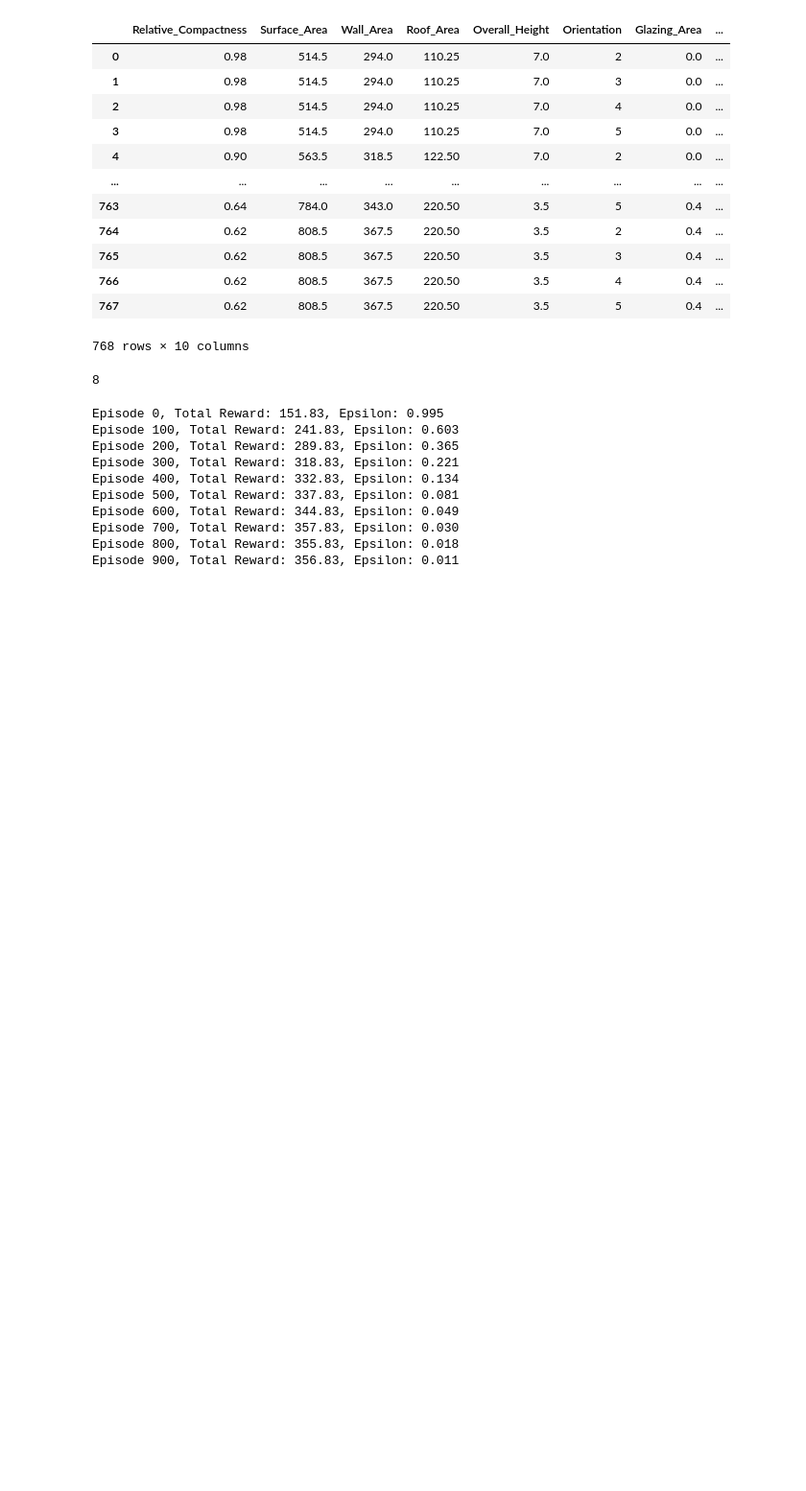
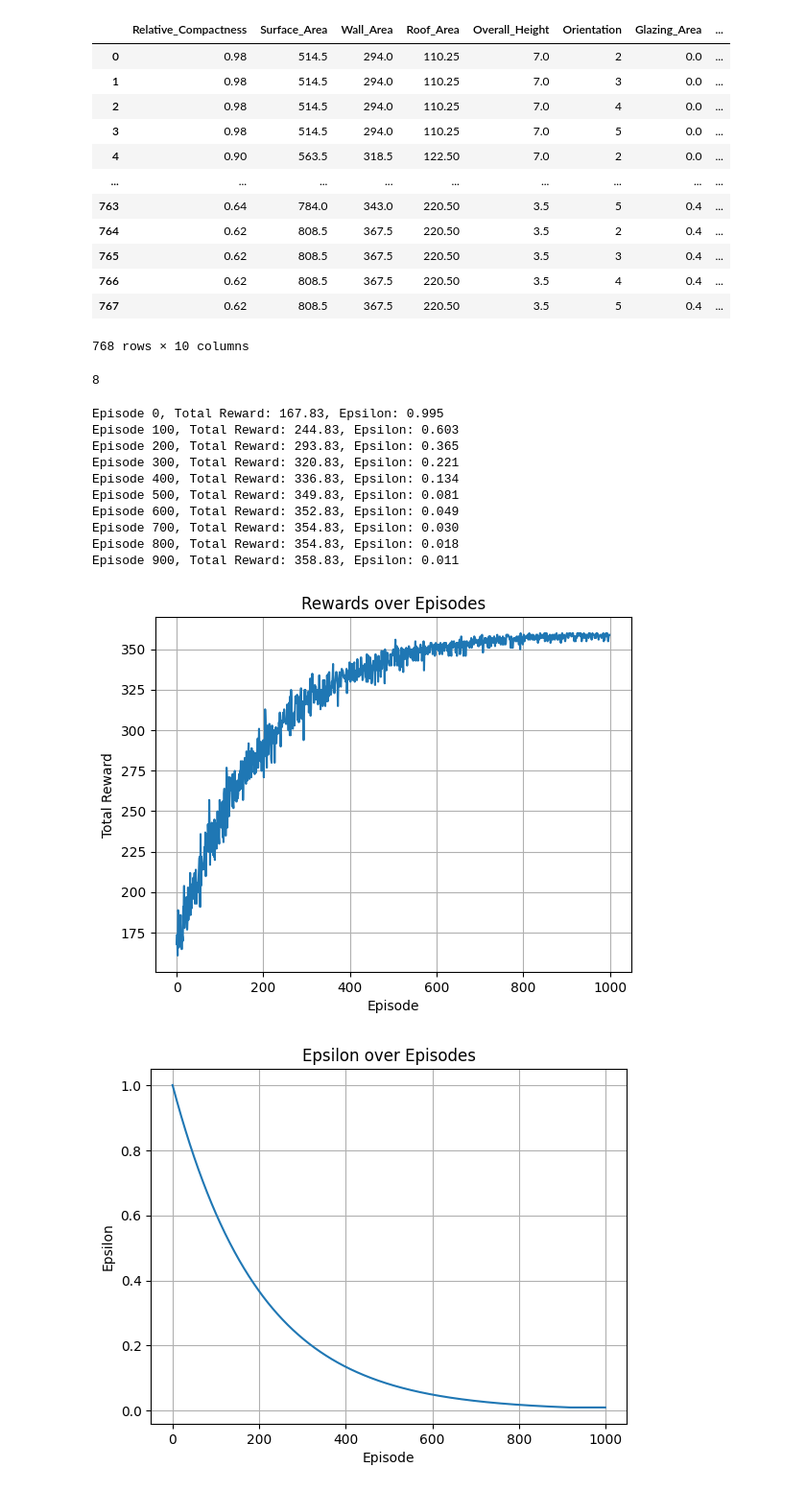
Before and after one commit to rockingboi/MLM-48-GLA, a Jupyter notebook: MLM_48.ipynb, the cells around one changed output. Shown: that part at 96% size. Cells and saved outputs as stored; diff of their text form; code cells hidden in the pictures; blank space fills up the shorter version.

Commit message:
plotting done

```diff
--- a/MLM_48.ipynb
+++ b/MLM_48.ipynb
@@ -112,6 +99,12 @@ class HVACEnv(gym.Env):
         # 0 = HVAC Off, 1 = Low Fan, 2 = High Fan, 3 = Setpoint Temp
         self.action_space = spaces.Discrete(4)
         self.observation_space = spaces.Box(low=0, high=1, shape=(8,), dtype=np.float32)
+# %%
+    def __init__(self, data):
+        super(HVACEnv, self).__init__()
+        self.data = data
+        self.current_step = 0
+        self.max_steps = len(self.data)
 # %%
 class EnergyEnv:
     def __init__(self, features, labels):
@@ -197,6 +190,9 @@ print(len(state))
 # %% [output]
 8
 # %%
+rewards = []
+epsilons = []
+
 for episode in range(episodes):
     state = env.reset()
     disc_state = discretize_state(state[:8], bins)
@@ -220,18 +216,39 @@ for episode in range(episodes):
         disc_state = disc_next_state
         total_reward += reward
 
+    rewards.append(total_reward)
+    epsilons.append(epsilon)
     epsilon = decay_epsilon(epsilon, epsilon_decay, epsilon_min)
 
     if episode % 100 == 0:
         print(f"Episode {episode}, Total Reward: {total_reward:.2f}, Epsilon: {epsilon:.3f}")
 # %% [output]
-Episode 0, Total Reward: 151.83, Epsilon: 0.995
-Episode 100, Total Reward: 241.83, Epsilon: 0.603
-Episode 200, Total Reward: 289.83, Epsilon: 0.365
-Episode 300, Total Reward: 318.83, Epsilon: 0.221
-Episode 400, Total Reward: 332.83, Epsilon: 0.134
-Episode 500, Total Reward: 337.83, Epsilon: 0.081
-Episode 600, Total Reward: 344.83, Epsilon: 0.049
-Episode 700, Total Reward: 357.83, Epsilon: 0.030
-Episode 800, Total Reward: 355.83, Epsilon: 0.018
-Episode 900, Total Reward: 356.83, Epsilon: 0.011
+Episode 0, Total Reward: 167.83, Epsilon: 0.995
+Episode 100, Total Reward: 244.83, Epsilon: 0.603
+Episode 200, Total Reward: 293.83, Epsilon: 0.365
+Episode 300, Total Reward: 320.83, Epsilon: 0.221
+Episode 400, Total Reward: 336.83, Epsilon: 0.134
+Episode 500, Total Reward: 349.83, Epsilon: 0.081
+Episode 600, Total Reward: 352.83, Epsilon: 0.049
+Episode 700, Total Reward: 354.83, Epsilon: 0.030
+Episode 800, Total Reward: 354.83, Epsilon: 0.018
+Episode 900, Total Reward: 358.83, Epsilon: 0.011
+# %%
+import matplotlib.pyplot as plt
+
+plt.plot(rewards)
+plt.title("Rewards over Episodes")
+plt.xlabel("Episode")
+plt.ylabel("Total Reward")
+plt.grid(True)
+plt.show()
+
+plt.plot(epsilons)
+plt.title("Epsilon over Episodes")
+plt.xlabel("Episode")
+plt.ylabel("Epsilon")
+plt.grid(True)
+plt.show()
+# %% [output]
+[figure, added]
+[figure, added]
```
Also changed, not shown: parts of 2 cells of this notebook.
